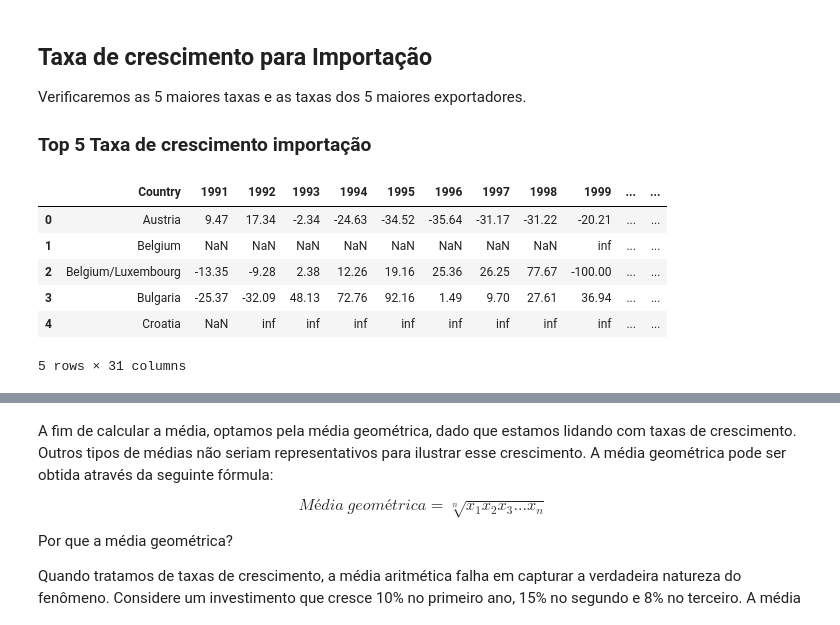
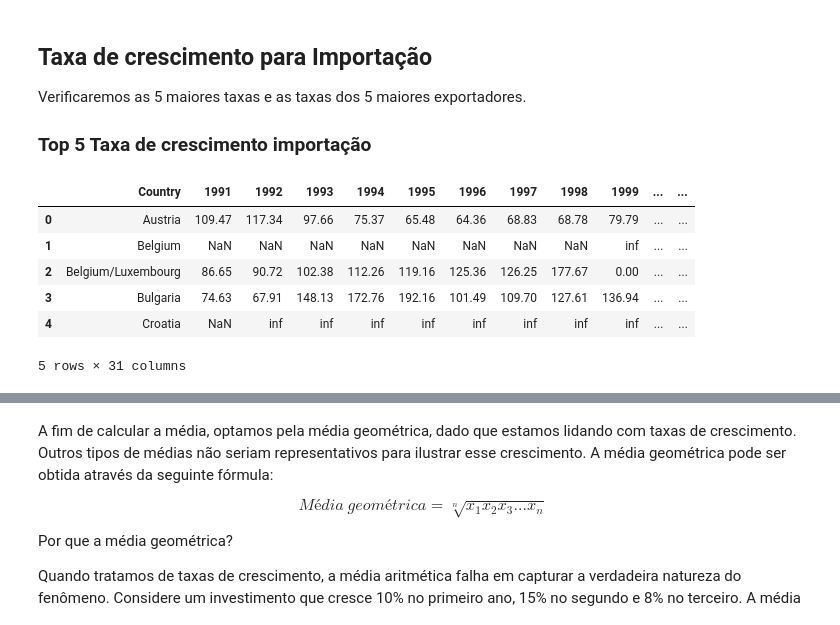
Before and after one commit to ladata-ufs/Cafezinho-G3, a Jupyter notebook: project.ipynb, the cells around one changed output, grey strips where cells are left out. Drawn from its saved outputs; the diff is of its cells as text; code cells hidden in the pictures.

```diff
--- a/project.ipynb
+++ b/project.ipynb
@@ -377,29 +531,29 @@ Verificaremos as 5 maiores taxas e as taxas dos 5 maiores exportadores.
 # %%
 
 # Criação de um novo DataFrame para armazenar as taxas de crescimento
 taxas_crescimento_df = pd.DataFrame()
 taxas_crescimento_df['Country'] = importacao['Country']
 
 # Calculando a taxa de crescimento anual em relação ao ano base de 1990 e adicionando ao novo DataFrame
 ano_base = '1990'
 for ano in range(1991, 2020):
     ano_atual = str(ano)
-    taxas_crescimento_df[ano_atual] = ((importacao[ano_atual] - importacao[ano_base]) / importacao[ano_base]) * 100
-
+    #taxas_crescimento_df[ano_atual] = ((importacao[ano_atual] - importacao[ano_base]) / importacao[ano_base]) * 100
+    taxas_crescimento_df[ano_atual] = ((importacao[ano_atual] ) / importacao[ano_base]) * 100
 # Calculando a média geométrica das taxas de crescimento para cada país
 taxas_ajustadas = (taxas_crescimento_df.iloc[:, 1:] / 100) + 1  # Ajustando para cálculo geométrico
 taxas_crescimento_df['Media_Geometrica'] = (taxas_ajustadas.apply(gmean, axis=1) - 1) * 100
 
 # Arredondando os valores para duas casas decimais
 taxas_crescimento_df = taxas_crescimento_df.round(2)
 
 # Exibindo o DataFrame resultante
 taxas_crescimento_df.head()
 # %% [output]
 |  | Country | 1991 | 1992 | 1993 | 1994 | 1995 | 1996 | 1997 | 1998 | 1999 | ... | ... |
-| 0 | Austria | 9.47 | 17.34 | -2.34 | -24.63 | -34.52 | -35.64 | -31.17 | -31.22 | -20.21 | ... | ... |
+| 0 | Austria | 109.47 | 117.34 | 97.66 | 75.37 | 65.48 | 64.36 | 68.83 | 68.78 | 79.79 | ... | ... |
 | 1 | Belgium | NaN | NaN | NaN | NaN | NaN | NaN | NaN | NaN | inf | ... | ... |
-| 2 | Belgium/Luxembourg | -13.35 | -9.28 | 2.38 | 12.26 | 19.16 | 25.36 | 26.25 | 77.67 | -100.00 | ... | ... |
-| 3 | Bulgaria | -25.37 | -32.09 | 48.13 | 72.76 | 92.16 | 1.49 | 9.70 | 27.61 | 36.94 | ... | ... |
+| 2 | Belgium/Luxembourg | 86.65 | 90.72 | 102.38 | 112.26 | 119.16 | 125.36 | 126.25 | 177.67 | 0.00 | ... | ... |
+| 3 | Bulgaria | 74.63 | 67.91 | 148.13 | 172.76 | 192.16 | 101.49 | 109.70 | 127.61 | 136.94 | ... | ... |
 | 4 | Croatia | NaN | inf | inf | inf | inf | inf | inf | inf | inf | ... | ... |
 5 rows × 31 columns
```
Also changed, not shown: parts of 18 cells of this notebook.
